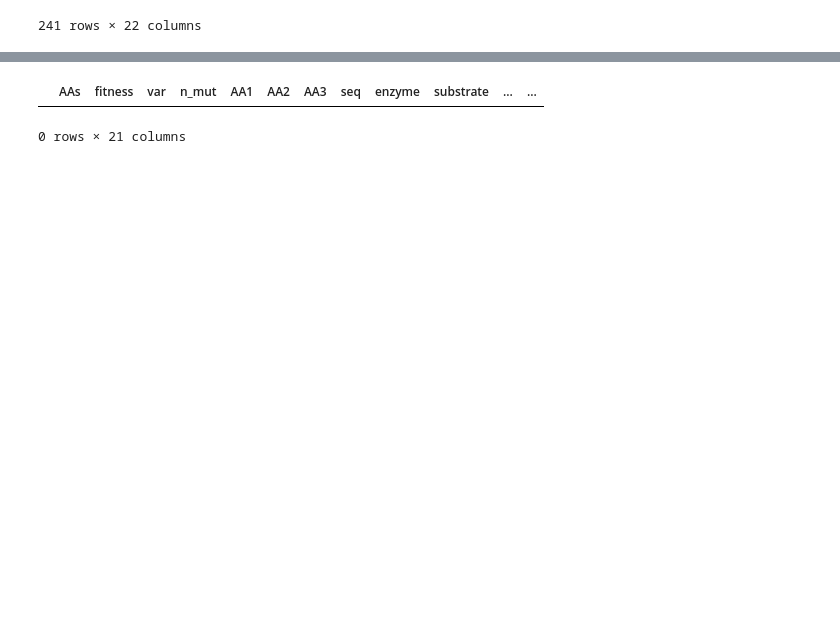
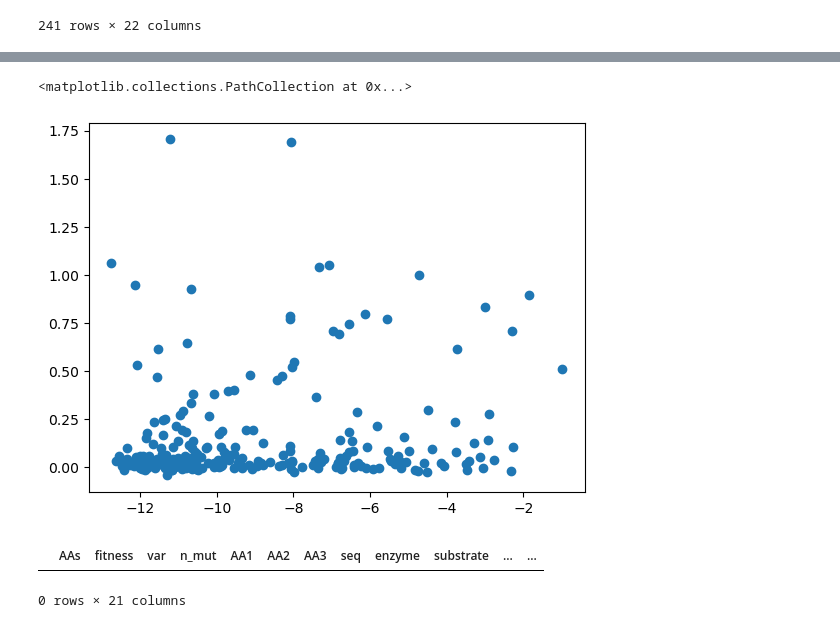
Before and after one commit to fhalab/substrate_aware_zs, a Jupyter notebook: sandbox/test_vinascore.ipynb, the cells around one changed output, grey strips where cells are left out. Saved outputs shown, nothing was run; the diff lists cells and outputs as text; code cells hidden in the pictures; blank space fills up the shorter version.

```diff
--- a/sandbox/test_vinascore.ipynb
+++ b/sandbox/test_vinascore.ipynb
@@ -48,3 +48,8 @@ plt.scatter(df_4b["vina"], df_4b["fitness"])
+# %%
+plt.scatter(df_4b["vina_min"], df_4b["fitness"])
+# %% [output]
+<matplotlib.collections.PathCollection at 0x...>
+[figure, added]
 # %%
 df_4b_inactive = pd.read_csv("/disk2/fli/REVIVAL2/zs/vina/score/PfTrpB-4bromo_inactivated-cofactor.csv")
 df_4b_inactive[df_4b_inactive["vina"].isna()]
```
Also changed, not shown: parts of 2 cells of this notebook, 4 other files.
